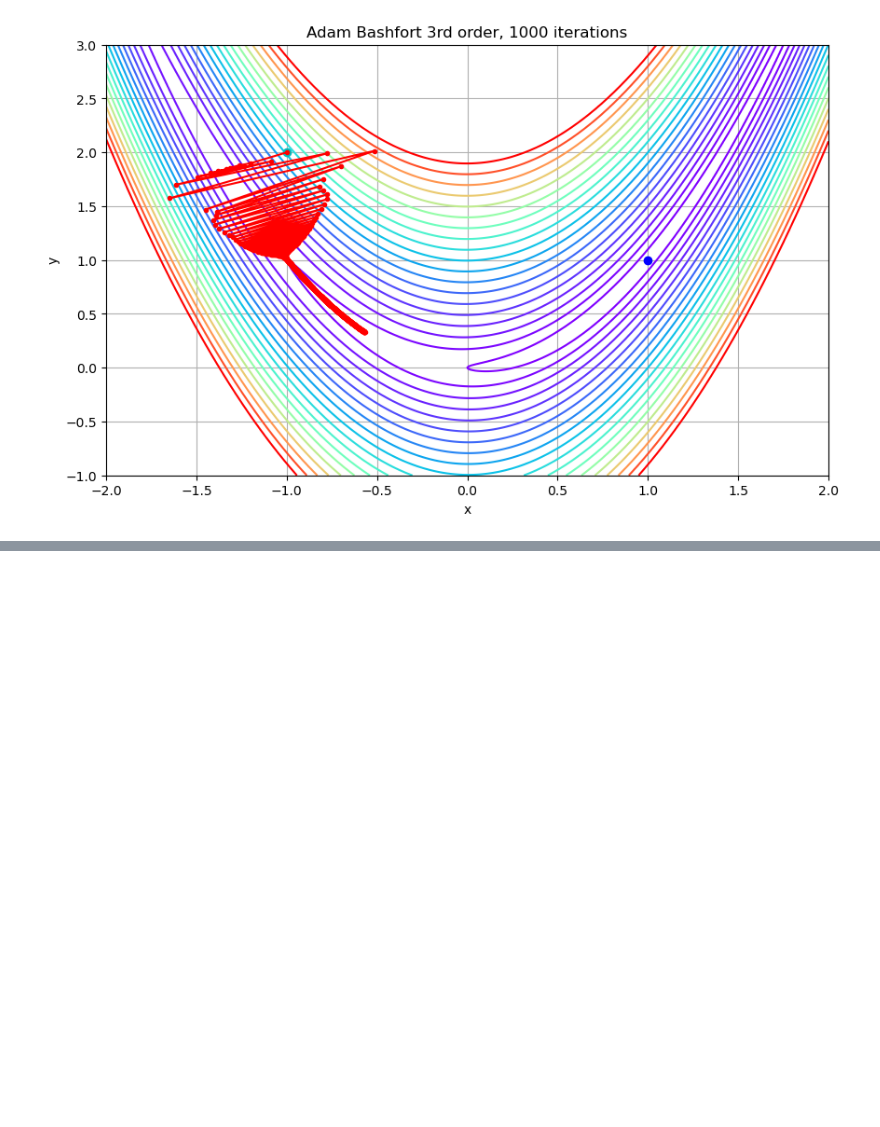
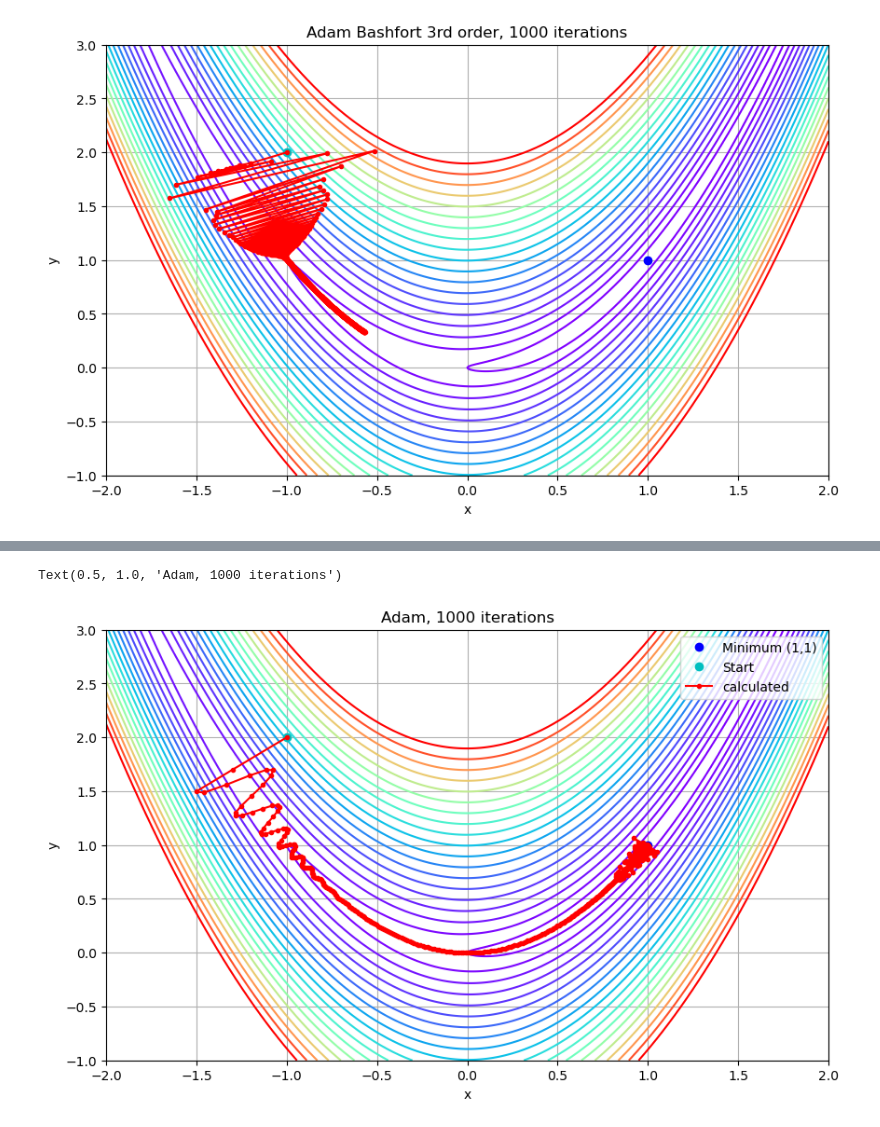
Before and after one commit to matthias-p-nowak/rosenbrock, a Jupyter notebook: rb-trial2.ipynb, the cells around one changed output, grey strips where cells are left out. Saved outputs shown, nothing was run; the diff lists cells and outputs as text; code cells hidden in the pictures; blank space fills up the shorter version.

```diff
--- a/rb-trial2.ipynb
+++ b/rb-trial2.ipynb
@@ -134,0 +160,10 @@ plt.show()
+# %%
+prepPlot()
+a = adamtest.Adam(rosenbrock, grad_rosenbrock, x0.copy(), 0.3, 0.9, 0.99, 1e-8)
+obs, path, vh, mh = a.iterate(1000)
+plt.plot(path[:, 0], path[:, 1], "r.-", label="calculated")
+plt.legend()
+plt.title("Adam, 1000 iterations")
+# %% [output]
+Text(0.5, 1.0, 'Adam, 1000 iterations')
+[figure, added]
```
Also changed, not shown: parts of 7 cells of this notebook, 4 other files.
